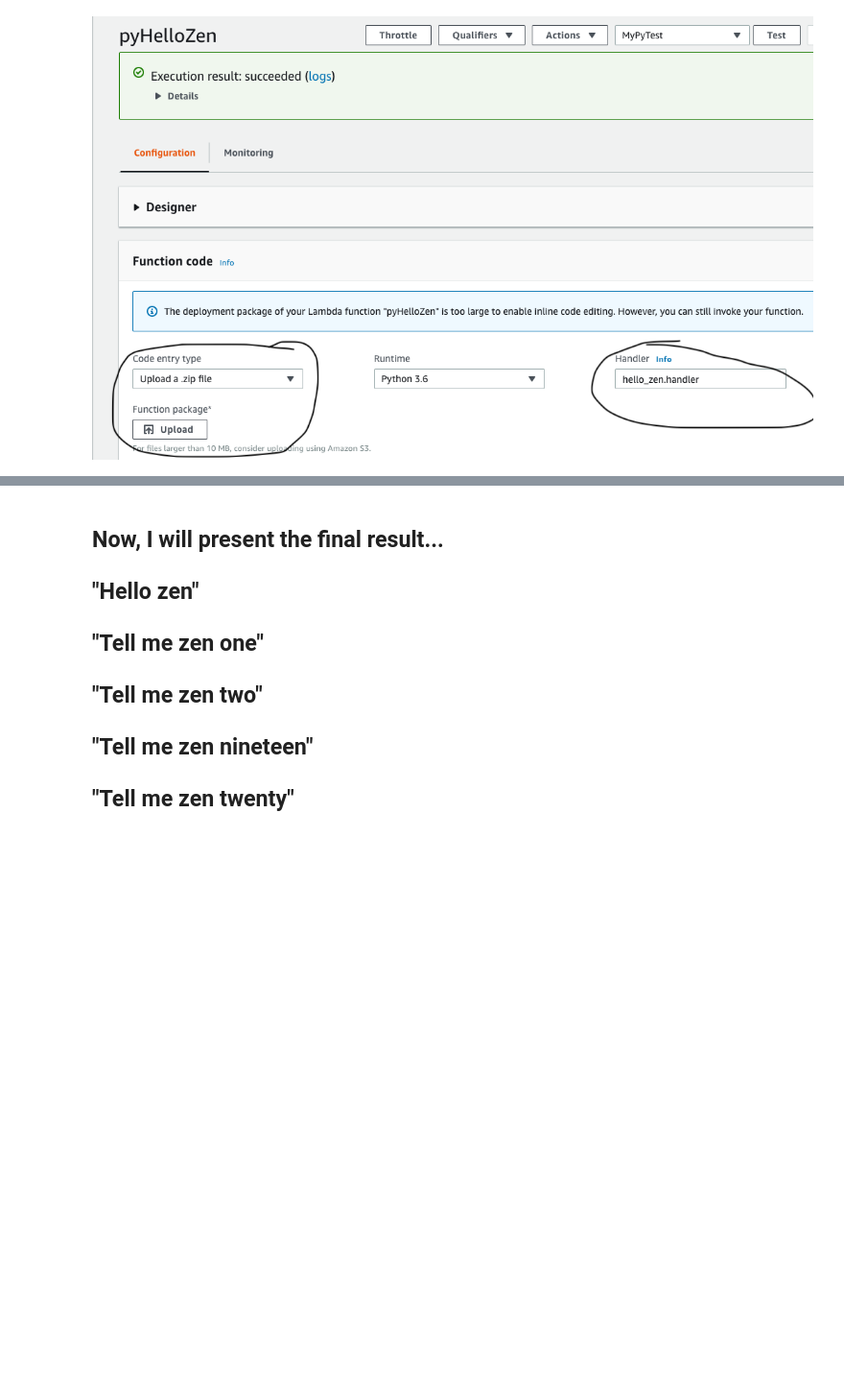
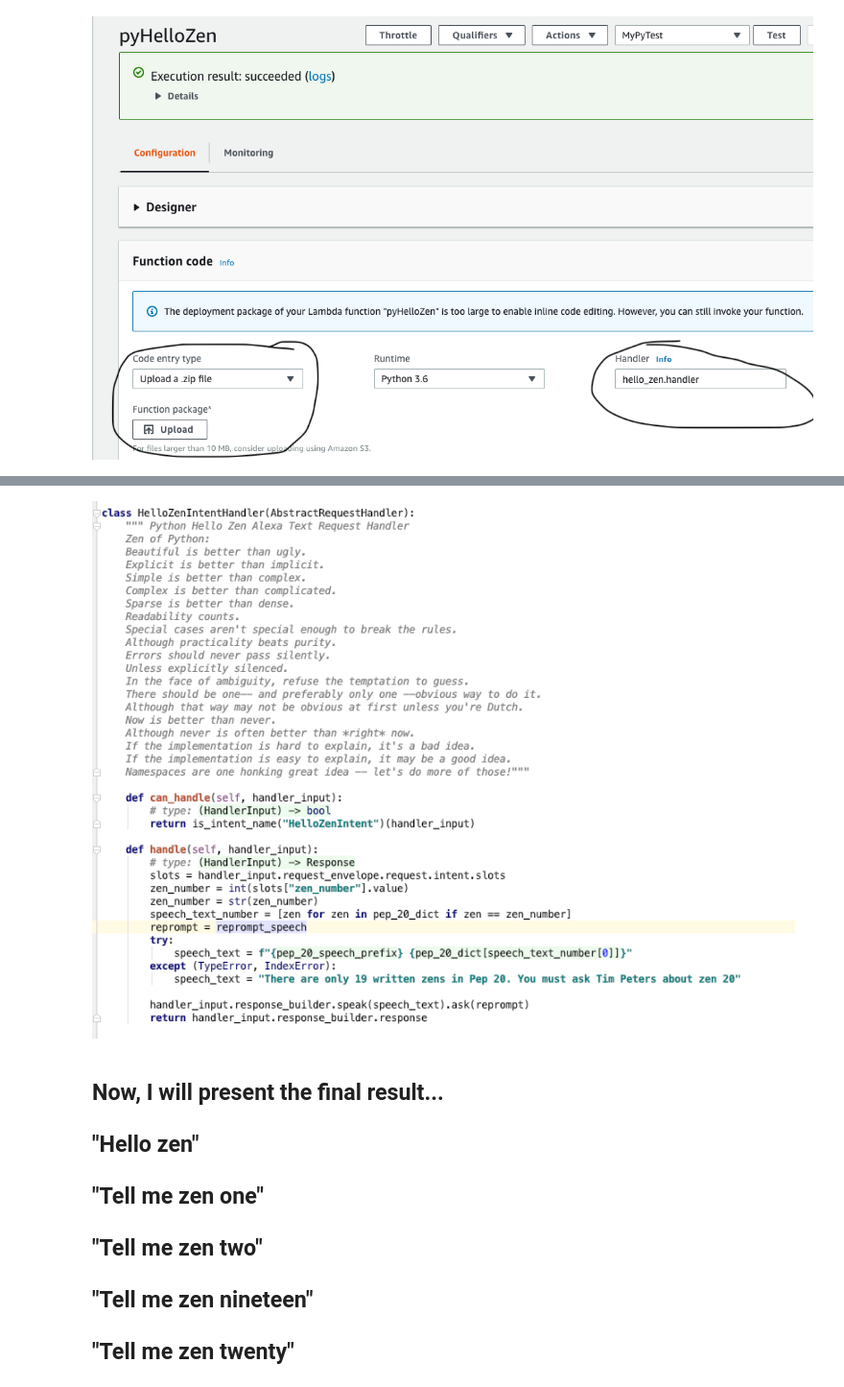
Before and after one commit to jcamier/alexa_hello_zen_python, a Jupyter notebook: alexa_python_talk.ipynb, the cells around one changed output, grey strips where cells are left out. Shown at 96% size. Drawn from its saved outputs; the diff is of its cells as text; code cells hidden in the pictures; blank space fills up the shorter version.

```diff
--- a/alexa_python_talk.ipynb
+++ b/alexa_python_talk.ipynb
@@ -158,3 +162,7 @@ Image(filename='./alexa_step_8.png')
+# %%
+Image(filename='./hello_zen_intent_handler.png')
+# %% [output]
+[figure, added]
 # %% [markdown]
 ## Now, I will present the final result...
 ## "Hello zen"
```
Also changed, not shown: parts of 1 cell of this notebook.
